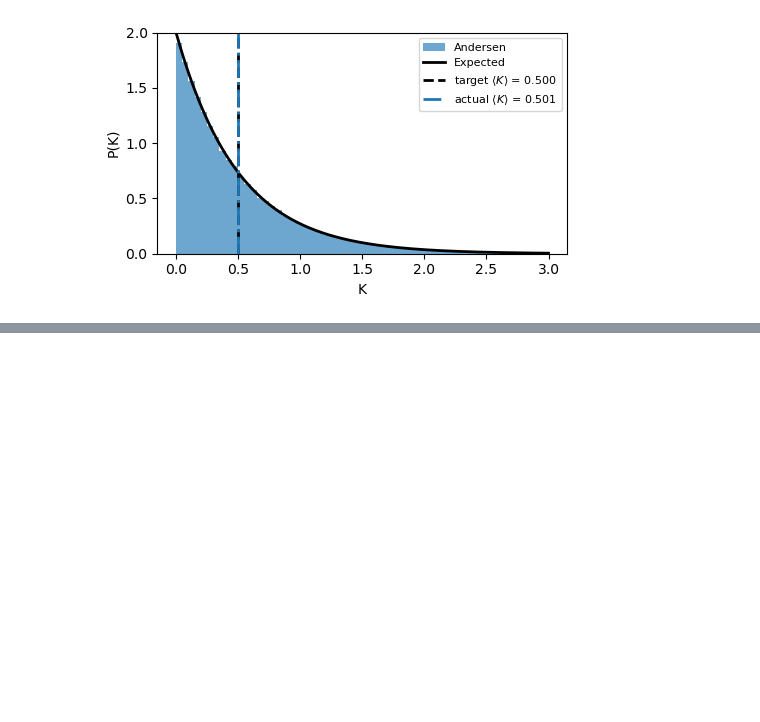
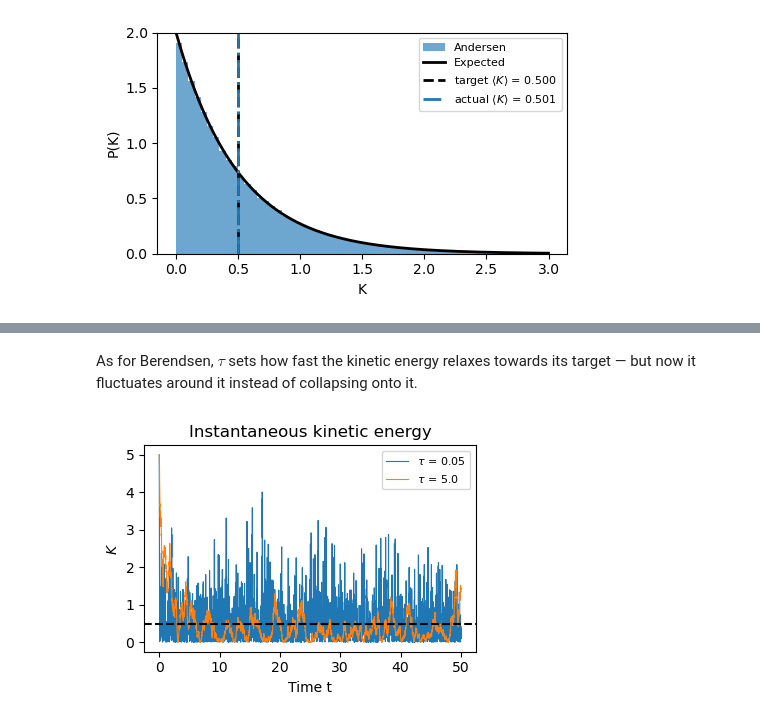
Before and after one commit to vdeltatto/CompBioSchool, a Jupyter notebook: Day_1/day1_handson_verlet_thermostats.ipynb, the cells around one changed output, grey strips where cells are left out. Drawn from its saved outputs; the diff is of its cells as text; code cells hidden in the pictures; blank space fills up the shorter version.

```diff
--- a/Day_1/day1_handson_verlet_thermostats.ipynb
+++ b/Day_1/day1_handson_verlet_thermostats.ipynb
@@ -474,7 +480,7 @@ This themostat it is **stochastic** and **local**: each momentum is drawn
 on its own, so it has no difficulty sharing energy between the two modes.
 # %%
 def andersen(v, T0, dt, tau, m=1.0):
-    """Local and stochastic: redraw every momentum from Maxwell-Boltzmann."""
+    """Local and stochastic: redraw every velocity from Maxwell-Boltzmann."""
     return np.sqrt(T0 / m) * rng.standard_normal(np.shape(v))
 # %%
 dt, nsteps = 0.01, 2000
@@ -485,12 +491,12 @@ strides = [10, 200]  # tested stride values
 
 fig, ax = plt.subplots(1, 2, figsize=(9, 3))
 for ns in strides:
-    rs, vs = run_md(r0, v0, force, dt, nsteps,
+    rs, vs = run_md(r=r0, v=v0, force=force, dt=dt, nsteps=nsteps,
                     thermostat=andersen, T0=T0, stride=ns)
 
     # plot kinetic energy and total energy evolutions
     K = 0.5 * m * np.sum(vs**2, axis=1)
-    E_tot = K + V(rs.T)
+    E_tot = K + V(r=rs.T)
     ax[0].plot(ts, K, label=f"$n_s$ = {ns}")
     ax[1].plot(ts, E_tot, label=f"$n_s$ = {ns}")
 
@@ -505,7 +511,7 @@ plt.tight_layout()
 tau, nsteps = 1.0, 300000 # longer simulation
 r0 = np.array([-1.0, -1.0])
 v0 = np.array([3.0, 1.0])
-rs, vs = run_md(r0, v0, force, dt, nsteps,
+rs, vs = run_md(r=r0, v=v0, force=force, dt=dt, nsteps=nsteps,
                 thermostat=andersen, T0=T0, tau=tau)
 Ks = 0.5 * m * np.sum(vs**2, axis=1)
 
@@ -514,7 +520,7 @@ kgrid = np.linspace(1e-3, 3.0, 300)
 fig, ax = plt.subplots(figsize=(5, 3))
 ax.hist(Ks, bins=60, range=(0, 3), color="tab:blue", density=True, alpha=0.65,
         label="Andersen")
-ax.plot(kgrid, P_K(kgrid, 2, T0), "k", lw=2, label="Expected")
+ax.plot(kgrid, P_K(K=kgrid, Nf=2, kT=T0), "k", lw=2, label="Expected")
 
 ax.vlines(Kbar, 0, 2, color="k", ls="--", lw=2,
           label=f"target $\\langle K \\rangle$ = {Kbar:.3f}")
@@ -527,0 +563,28 @@ plt.tight_layout()
+# %%
+def langevin(v, T0, dt, tau, m=1.0):
+    """Local and stochastic: partially forget the velocity, partially redraw it."""
+    c = np.exp(-dt / tau)                      # friction, gamma = 1 / tau
+    return c * v + np.sqrt((1 - c**2) * T0 / m) * rng.standard_normal(np.shape(v))
+# %% [markdown]
+As for Berendsen, $\tau$ sets how fast the kinetic energy relaxes towards its target — but now it
+fluctuates around it instead of collapsing onto it.
+# %%
+dt, nsteps = 0.01, 5000
+ts = np.arange(nsteps + 1) * dt
+taus = [0.05, 5.0]         # tested relaxation times
+
+fig, ax = plt.subplots(figsize=(4, 3))
+for tau in taus:
+    r0 = np.array([-1.0, -1.0])
+    v0 = np.array([3.0, 1.0])          # start well out of equilibrium
+    rs, vs = run_md(r=r0, v=v0, force=force, dt=dt, nsteps=nsteps,
+                    thermostat=langevin, T0=T0, tau=tau)
+    K = 0.5 * m * np.sum(vs**2, axis=1)
+    ax.plot(ts, K, lw=0.8, label=f"$\\tau$ = {tau}")
+
+ax.axhline(Kbar, color="k", ls="--")
+ax.set(xlabel="Time t", ylabel="$K$", title="Instantaneous kinetic energy")
+ax.legend(fontsize=8)
+plt.tight_layout()
+# %% [output]
+[figure, added]
```
Also changed, not shown: parts of 21 cells of this notebook, 32 other files.
